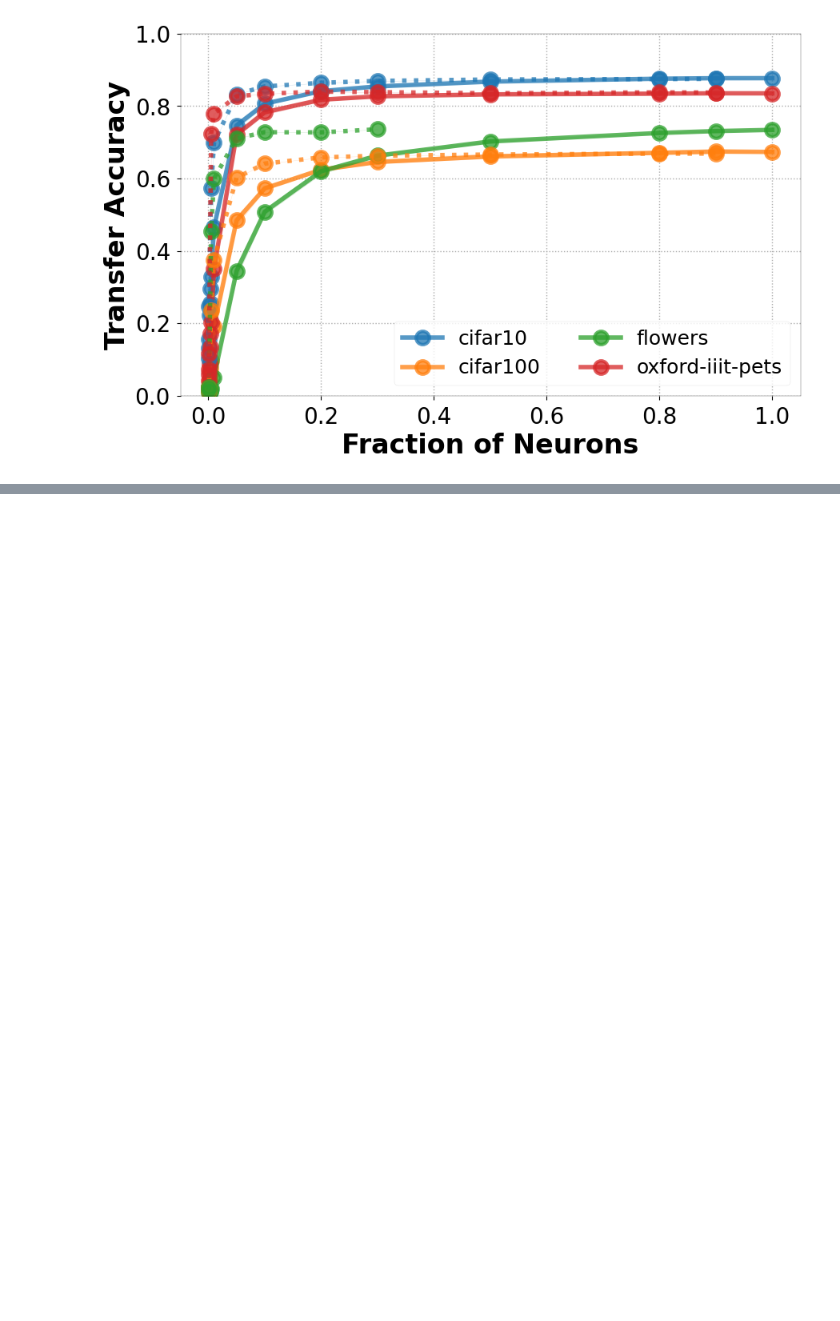
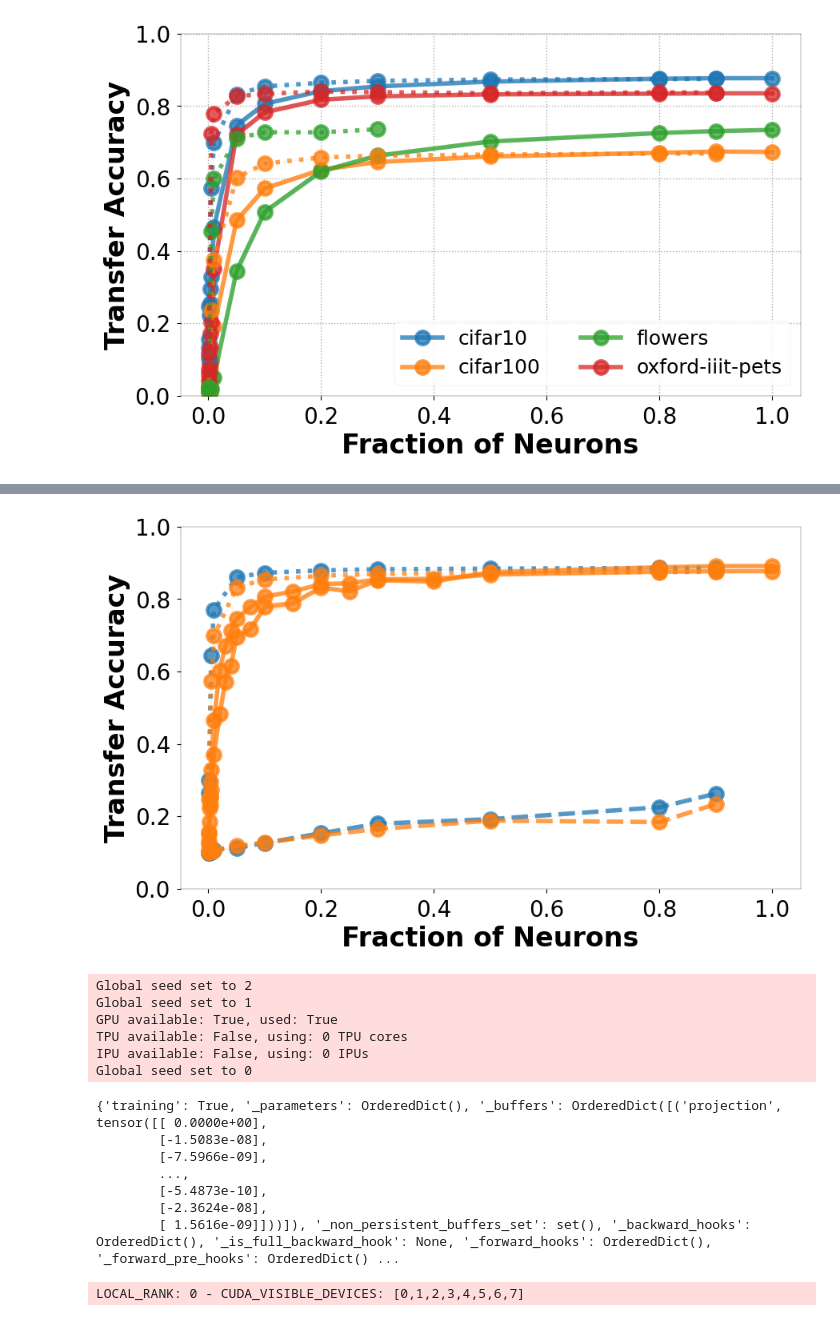
Before and after one commit to nvedant07/invariances_in_reps, a Jupyter notebook: partially_inverted_reps/comparison_to_pca.ipynb, the cells around one changed output, grey strips where cells are left out. Drawn from its saved outputs; the diff is of its cells as text; code cells hidden in the pictures; blank space fills up the shorter version.

```diff
--- a/partially_inverted_reps/comparison_to_pca.ipynb
+++ b/partially_inverted_reps/comparison_to_pca.ipynb
@@ -272,0 +367,18 @@ plotter(data_to_fracwise, model, append)
+# %%
+data_to_fracwise = results('resnet50', ['random', 'pca', 'pca-least'], 'imagenet')
+# %% [output]
+[figure, added]
+Global seed set to 2
+Global seed set to 1
+GPU available: True, used: True
+TPU available: False, using: 0 TPU cores
+IPU available: False, using: 0 IPUs
+Global seed set to 0
+{'training': True, '_parameters': OrderedDict(), '_buffers': OrderedDict([('projection', tensor([[ 0.0000e+00],
+        [-1.5083e-08],
+        [-7.5966e-09],
+        ...,
+        [-5.4873e-10],
+        [-2.3624e-08],
+        [ 1.5616e-09]]))]), '_non_persistent_buffers_set': set(), '_backward_hooks': OrderedDict(), '_is_full_backward_hook': None, '_forward_hooks': OrderedDict(), '_forward_pre_hooks': OrderedDict() ...
+LOCAL_RANK: 0 - CUDA_VISIBLE_DEVICES: [0,1,2,3,4,5,6,7]
```
Also changed, not shown: parts of 8 cells of this notebook, 42 other files.
